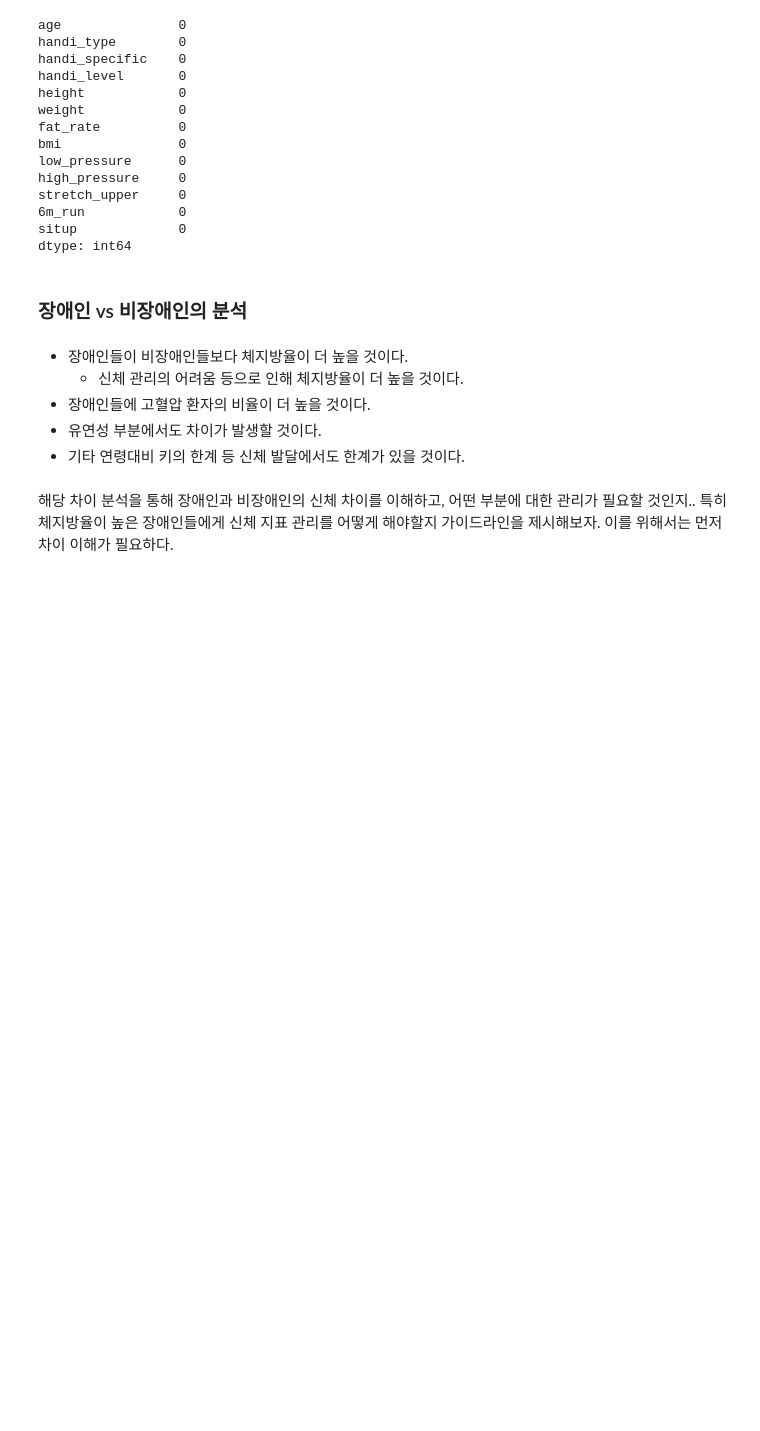
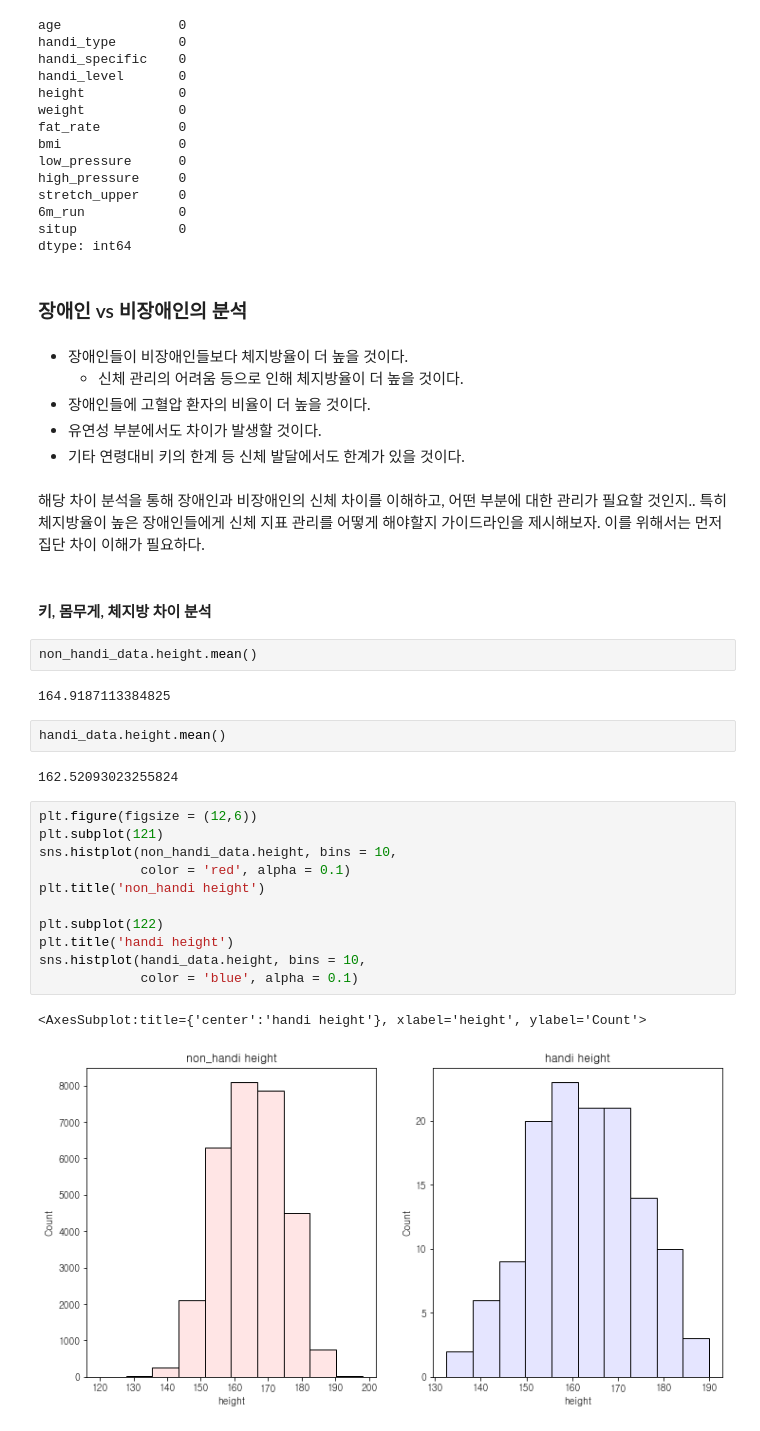
Before and after one commit to SeongwonTak/Data_projects, a Jupyter notebook: Physical_fitness_project/Physical_fitness_project.ipynb, the cells around one changed output. Cells and saved outputs as stored; diff of their text form; blank space fills up the shorter version.

```diff
--- a/Physical_fitness_project/Physical_fitness_project.ipynb
+++ b/Physical_fitness_project/Physical_fitness_project.ipynb
@@ -1419,4 +1419,28 @@ dtype: int64
 # %% [markdown]
 해당 차이 분석을 통해 장애인과 비장애인의 신체 차이를 이해하고,
 어떤 부분에 대한 관리가 필요할 것인지.. 특히 체지방율이 높은 장애인들에게 신체 지표 관리를 어떻게 해야할지 가이드라인을 제시해보자.
-이를 위해서는 먼저 차이 이해가 필요하다.
+이를 위해서는 먼저 집단 차이 이해가 필요하다.
+# %% [markdown]
+#### 키, 몸무게, 체지방 차이 분석
+# %%
+non_handi_data.height.mean()
+# %% [output]
+164.9187113384825
+# %%
+handi_data.height.mean()
+# %% [output]
+162.52093023255824
+# %%
+plt.figure(figsize = (12,6))
+plt.subplot(121)
+sns.histplot(non_handi_data.height, bins = 10,
+             color = 'red', alpha = 0.1)
+plt.title('non_handi height')
+
+plt.subplot(122)
+plt.title('handi height')
+sns.histplot(handi_data.height, bins = 10,
+             color = 'blue', alpha = 0.1)
+# %% [output]
+<AxesSubplot:title={'center':'handi height'}, xlabel='height', ylabel='Count'>
+[figure, added]
```
Also changed, not shown: parts of 81 cells of this notebook, 2 other files.
